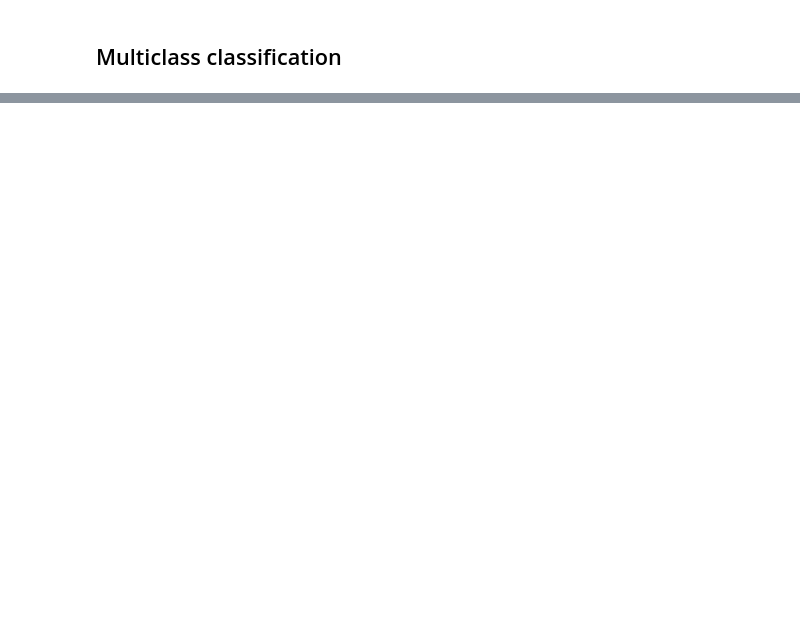
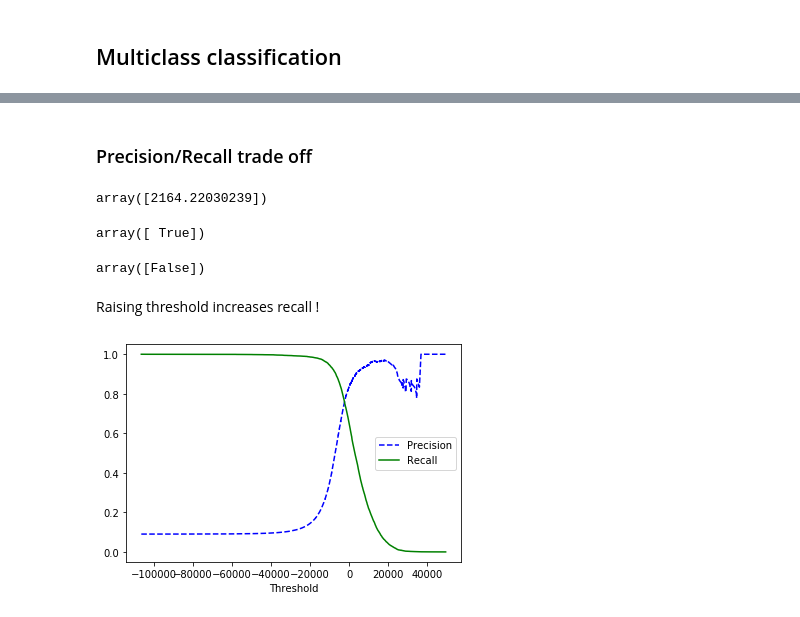
Before and after one commit to SagarDePrem/TF_essentials, a Jupyter notebook: Classification/Classification.ipynb, the cells around one changed output, grey strips where cells are left out. Drawn from its saved outputs; the diff is of its cells as text; code cells hidden in the pictures; blank space fills up the shorter version.

```diff
--- a/Classification/Classification.ipynb
+++ b/Classification/Classification.ipynb
@@ -345,0 +395,2 @@ plt.show()
+# %%
+x_train, x_test, y_train, y_test = X[:60000],X[60000:],y[:60000],y[60000:]
@@ -345,0 +399,3 @@ plt.show()
+# %%
+y_train_5 = (y_train == 5)
+y_test_5 = (y_test == 5)
@@ -345,0 +478,36 @@ plt.show()
+# %% [markdown]
+### Precision/Recall trade off
+# %%
+y_scores = sgd_clf.decision_function(X[0].reshape(1,-1))
+y_scores
+# %% [output]
+array([2164.22030239])
+# %%
+threshold = 0 # default
+y_some_digit_pred = (y_scores > threshold)
+y_some_digit_pred
+# %% [output]
+array([ True])
+# %%
+threshold = 8000
+y_some_digit_pred = (y_scores > threshold)
+y_some_digit_pred
+# %% [output]
+array([False])
+# %% [markdown]
+Raising threshold increases recall !
+# %%
+y_scores = model_selection.cross_val_predict(sgd_clf, x_train, y_train_5, cv=3,method="decision_function")
+precisions, recalls, thresholds = metrics.precision_recall_curve(y_train_5, y_scores)
+
+def plot_precision_recall_vs_threshold(precisions, recalls, thresholds):
+    plt.plot(thresholds, precisions[:-1], "b--", label="Precision")
+    plt.plot(thresholds, recalls[:-1], "g-", label="Recall")
+   # highlight the threshold, add the legend, axis label and grid
+
+plot_precision_recall_vs_threshold(precisions, recalls, thresholds)
+plt.legend()
+plt.xlabel('Threshold')
+plt.show()
+# %% [output]
+[figure, added]
```
Also changed, not shown: parts of 70 cells of this notebook, 6 other files.
